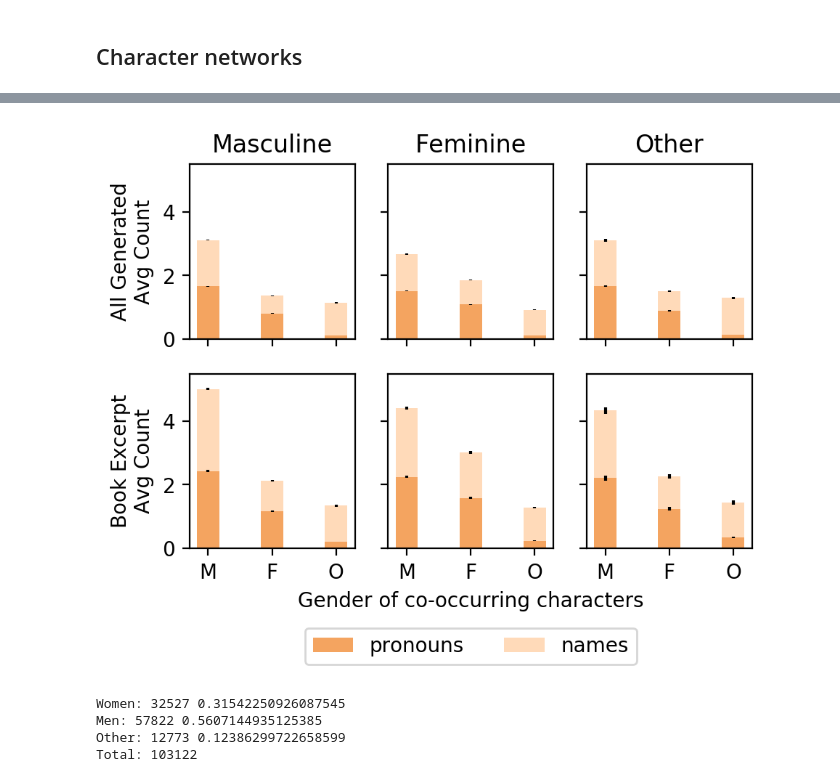
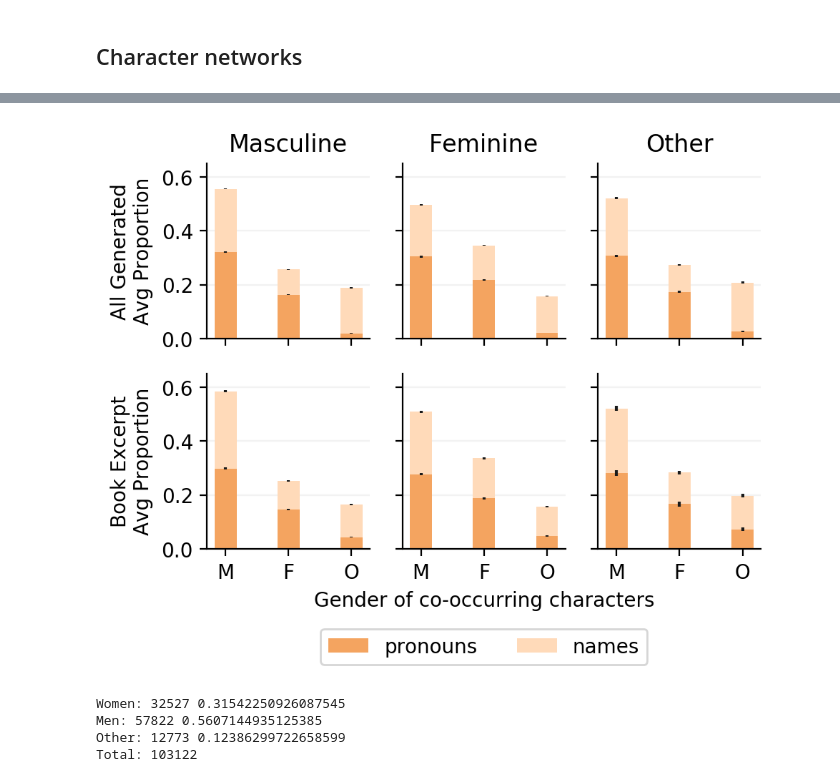
Before and after one commit to lucy3/gpt3_gender, a Jupyter notebook: code/character_viz.ipynb, the cells around one changed output, grey strips where cells are left out. Drawn from its saved outputs; the diff is of its cells as text; code cells hidden in the pictures.

```diff
--- a/code/character_viz.ipynb
+++ b/code/character_viz.ipynb
@@ -163,21 +298,21 @@ def get_values(gender, stats):
     '''
     gender is main character gender, such as 'fem', 'masc', or 'other'
     '''
-    c = stats.loc[gender].loc['fem count'].loc['count']
-    name_means = [stats.loc[gender].loc['masc (name) count'].loc['mean'],
-                  stats.loc[gender].loc['fem (name) count'].loc['mean'],
-                  stats.loc[gender].loc['other (name) count'].loc['mean']]
-    name_ci = [stats.loc[gender].loc['masc (name) count'].loc['std'],
-                  stats.loc[gender].loc['fem (name) count'].loc['std'],
-                  stats.loc[gender].loc['other (name) count'].loc['std']]
+    c = stats.loc[gender].loc['fem prop'].loc['count']
+    name_means = [stats.loc[gender].loc['masc (name) prop'].loc['mean'],
+                  stats.loc[gender].loc['fem (name) prop'].loc['mean'],
+                  stats.loc[gender].loc['other (name) prop'].loc['mean']]
+    name_ci = [stats.loc[gender].loc['masc (name) prop'].loc['std'],
+                  stats.loc[gender].loc['fem (name) prop'].loc['std'],
+                  stats.loc[gender].loc['other (name) prop'].loc['std']]
     for i in range(len(labels)):
         name_ci[i] = 1.96*name_ci[i]/math.sqrt(c)
-    pronoun_means = [stats.loc[gender].loc['masc count'].loc['mean'],
-                     stats.loc[gender].loc['fem count'].loc['mean'],
-                     stats.loc[gender].loc['mixed pronouns count'].loc['mean']]
-    pronoun_ci = [stats.loc[gender].loc['masc count'].loc['std'],
-                     stats.loc[gender].loc['fem count'].loc['std'],
-                     stats.loc[gender].loc['mixed pronouns count'].loc['std']]
+    pronoun_means = [stats.loc[gender].loc['masc prop'].loc['mean'],
+                     stats.loc[gender].loc['fem prop'].loc['mean'],
+                     stats.loc[gender].loc['mixed pronouns prop'].loc['mean']]
+    pronoun_ci = [stats.loc[gender].loc['masc prop'].loc['std'],
+                     stats.loc[gender].loc['fem prop'].loc['std'],
+                     stats.loc[gender].loc['mixed pronouns prop'].loc['std']]
     for i in range(len(labels)):
         pronoun_ci[i] = 1.96*pronoun_ci[i]/math.sqrt(c)
     return name_means, name_ci, pronoun_means, pronoun_ci
@@ -187,19 +322,23 @@ fig, axes = plt.subplots(2, 3, figsize=(5, 3.5), dpi=200)
 bar_width = 0.35
 for i in range(2):
     for j in range(3):
-        axes[i][j].set_ylim(0, 5.5)
+        axes[i][j].set_ylim(0, 0.65)
 labels = ['M', 'F', 'O']
 
 name_means, name_ci, pronoun_means, pronoun_ci = get_values('masc', gen_stats)
+axes[0][0].set_axisbelow(True)
+axes[0][0].grid(axis='y', color='0.95')
 axes[0][0].bar(labels, pronoun_means, bar_width, yerr=pronoun_ci,
        label='pronouns', color='sandybrown')
 axes[0][0].bar(labels, name_means, bar_width, yerr=name_ci, bottom=pronoun_means,
        label='names', color='peachpuff')
-axes[0][0].set_ylabel('All Generated\nAvg Count')
+axes[0][0].set_ylabel('All Generated\nAvg Proportion')
 axes[0][0].set_title('Masculine')
 axes[0][0].get_xaxis().set_ticklabels([])
 
 name_means, name_ci, pronoun_means, pronoun_ci = get_values('fem', gen_stats)
+axes[0][1].set_axisbelow(True)
+axes[0][1].grid(axis='y', color='0.95')
 axes[0][1].bar(labels, pronoun_means, bar_width, yerr=pronoun_ci,
        label='pronouns', color='sandybrown')
 axes[0][1].bar(labels, name_means, bar_width, yerr=name_ci, bottom=pronoun_means,
@@ -209,40 +348,49 @@ axes[0][1].set_title('Feminine')
 axes[0][1].get_xaxis().set_ticklabels([])
 
 name_means, name_ci, pronoun_means, pronoun_ci = get_values('other', gen_stats)
+axes[0][2].set_axisbelow(True)
+axes[0][2].grid(axis='y', color='0.95')
 axes[0][2].bar(labels, pronoun_means, bar_width, yerr=pronoun_ci,
        label='pronouns', color='sandybrown')
 axes[0][2].bar(labels, name_means, bar_width, yerr=name_ci, bottom=pronoun_means,
        label='names', color='peachpuff')
 axes[0][2].get_yaxis().set_ticklabels([])
 axes[0][2].set_title('Other')
 axes[0][2].get_xaxis().set_ticklabels([])
 
 name_means, name_ci, pronoun_means, pronoun_ci = get_values('masc', orig_stats)
+axes[1][0].set_axisbelow(True)
+axes[1][0].grid(axis='y', color='0.95')
 axes[1][0].bar(labels, pronoun_means, bar_width, yerr=pronoun_ci,
        label='pronouns', color='sandybrown')
 axes[1][0].bar(labels, name_means, bar_width, yerr=name_ci, bottom=pronoun_means,
        label='names', color='peachpuff')
-axes[1][0].set_ylabel('Book Excerpt\nAvg Count')
+axes[1][0].set_ylabel('Book Excerpt\nAvg Proportion')
 
 name_means, name_ci, pronoun_means, pronoun_ci = get_values('fem', orig_stats)
+axes[1][1].set_axisbelow(True)
+axes[1][1].grid(axis='y', color='0.95')
 axes[1][1].bar(labels, pronoun_means, bar_width, yerr=pronoun_ci,
        label='pronouns', color='sandybrown')
 axes[1][1].bar(labels, name_means, bar_width, yerr=name_ci, bottom=pronoun_means,
        label='names', color='peachpuff')
 axes[1][1].get_yaxis().set_ticklabels([])
 axes[1][1].set_xlabel('Gender of co-occurring characters')
 axes[1][1].legend(loc='upper center', ncol=2, bbox_to_anchor=(0.5, -0.4))
 
 name_means, name_ci, pronoun_means, pronoun_ci = get_values('other', orig_stats)
+axes[1][2].set_axisbelow(True)
+axes[1][2].grid(axis='y', color='0.95')
 axes[1][2].bar(labels, pronoun_means, bar_width, yerr=pronoun_ci,
        label='pronouns', color='sandybrown')
 axes[1][2].bar(labels, name_means, bar_width, yerr=name_ci, bottom=pronoun_means,
        label='names', color='peachpuff')
 axes[1][2].get_yaxis().set_ticklabels([])
 
+sns.despine()
 plt.show()
 # %% [output]
-[figure, old version]
+[figure, new version]
 # %%
 # main character genders
 print("Women:", gen_d['main_gender'].count('fem'), gen_d['main_gender'].count('fem')/len(gen_d['main_gender']))
```
Also changed, not shown: parts of 38 cells of this notebook, 2 other files.
